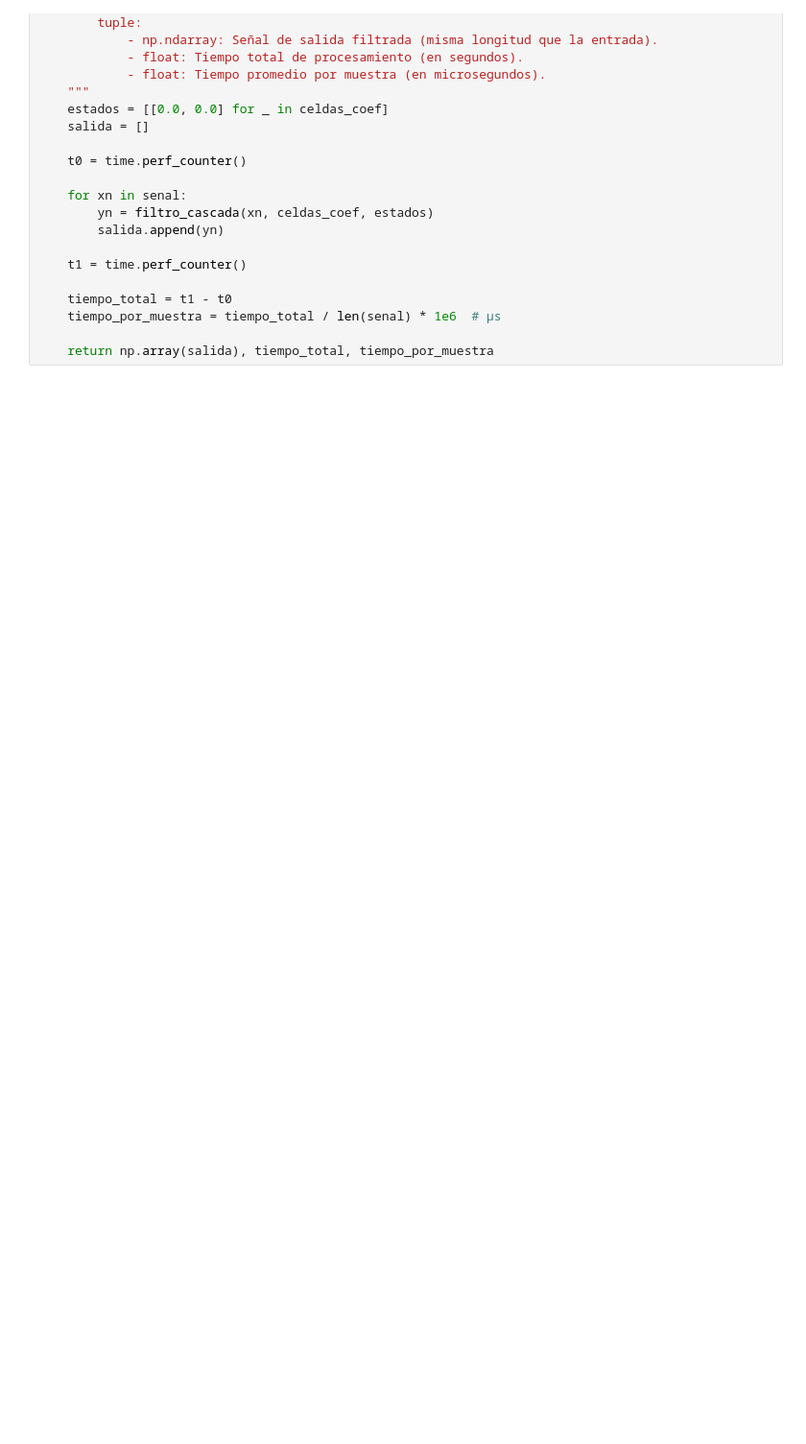
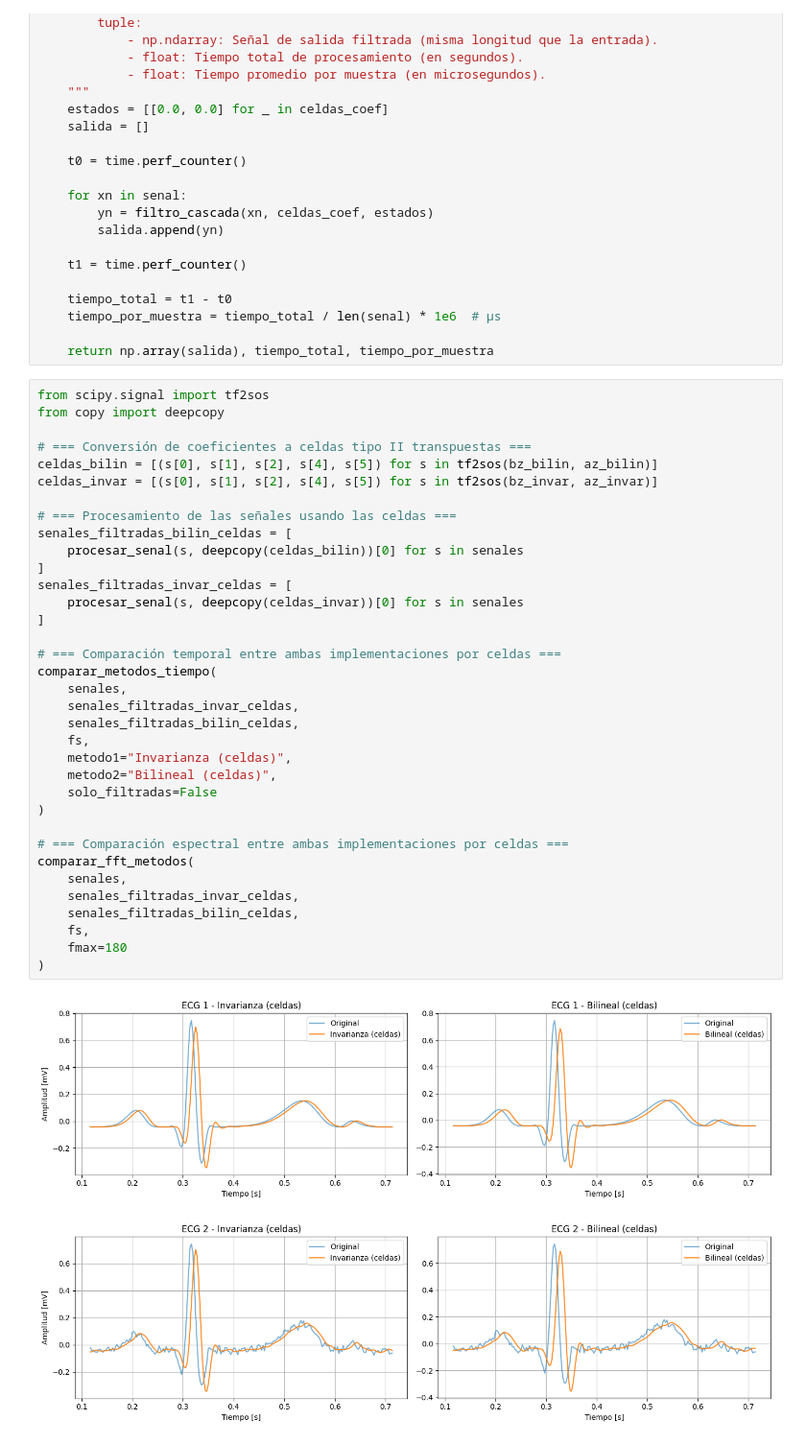
Before and after one commit to LeandroMurillo/TrabajoFinalPDS, a Jupyter notebook: TFI_PDS.ipynb, the cells around one changed output. Shown at 96% size. Cells and saved outputs as stored; diff of their text form; blank space fills up the shorter version.

```diff
--- a/TFI_PDS.ipynb
+++ b/TFI_PDS.ipynb
@@ -661,3 +1001,41 @@ def procesar_senal(senal, celdas_coef):
     tiempo_por_muestra = tiempo_total / len(senal) * 1e6  # µs
 
     return np.array(salida), tiempo_total, tiempo_por_muestra
+# %%
+from scipy.signal import tf2sos
+from copy import deepcopy
+
+# === Conversión de coeficientes a celdas tipo II transpuestas ===
+celdas_bilin = [(s[0], s[1], s[2], s[4], s[5]) for s in tf2sos(bz_bilin, az_bilin)]
+celdas_invar = [(s[0], s[1], s[2], s[4], s[5]) for s in tf2sos(bz_invar, az_invar)]
+
+# === Procesamiento de las señales usando las celdas ===
+senales_filtradas_bilin_celdas = [
+    procesar_senal(s, deepcopy(celdas_bilin))[0] for s in senales
+]
+senales_filtradas_invar_celdas = [
+    procesar_senal(s, deepcopy(celdas_invar))[0] for s in senales
+]
+
+# === Comparación temporal entre ambas implementaciones por celdas ===
+comparar_metodos_tiempo(
+    senales,
+    senales_filtradas_invar_celdas,
+    senales_filtradas_bilin_celdas,
+    fs,
+    metodo1="Invarianza (celdas)",
+    metodo2="Bilineal (celdas)",
+    solo_filtradas=False
+)
+
+# === Comparación espectral entre ambas implementaciones por celdas ===
+comparar_fft_metodos(
+    senales,
+    senales_filtradas_invar_celdas,
+    senales_filtradas_bilin_celdas,
+    fs,
+    fmax=180
+)
+# %% [output]
+[figure, added]
+[figure, added]
```
Also changed, not shown: parts of 20 cells of this notebook.
